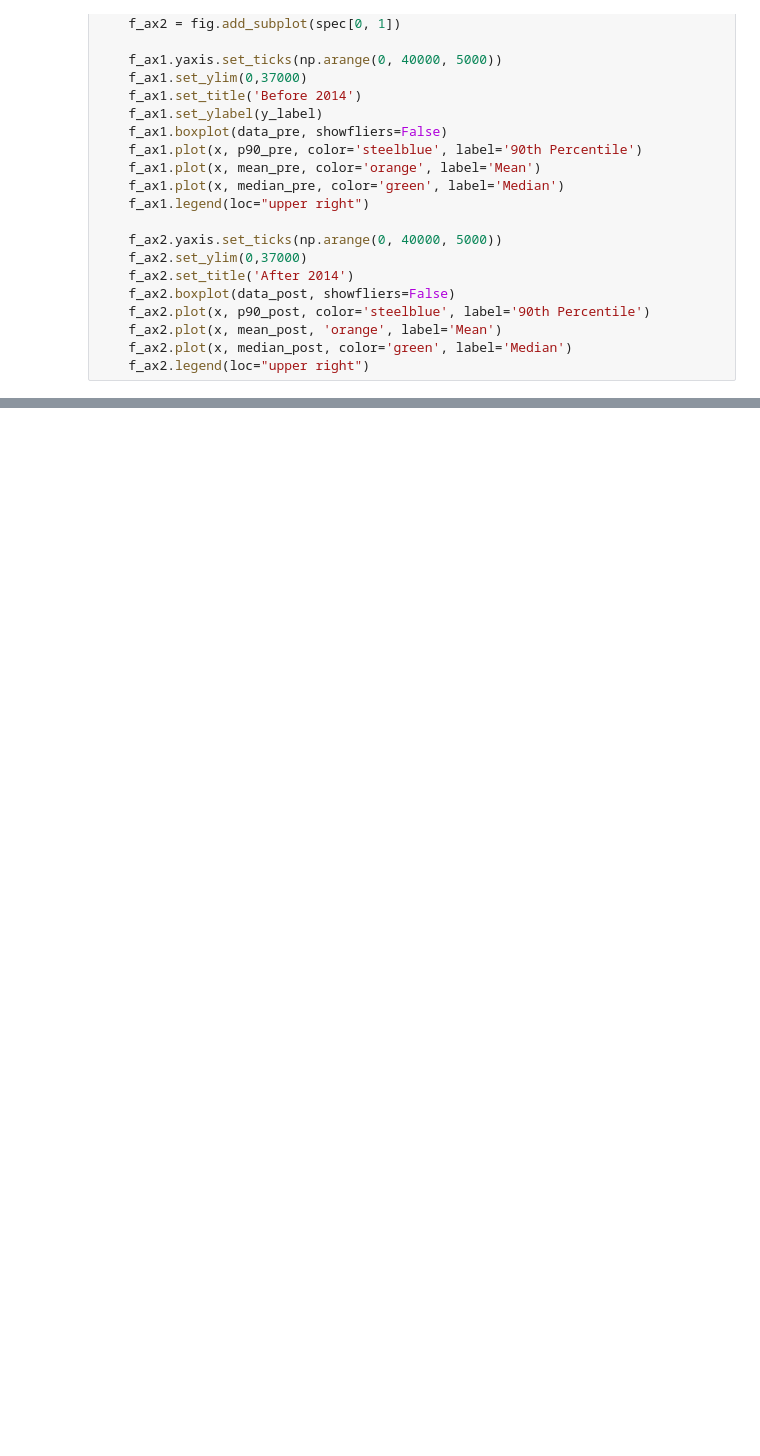
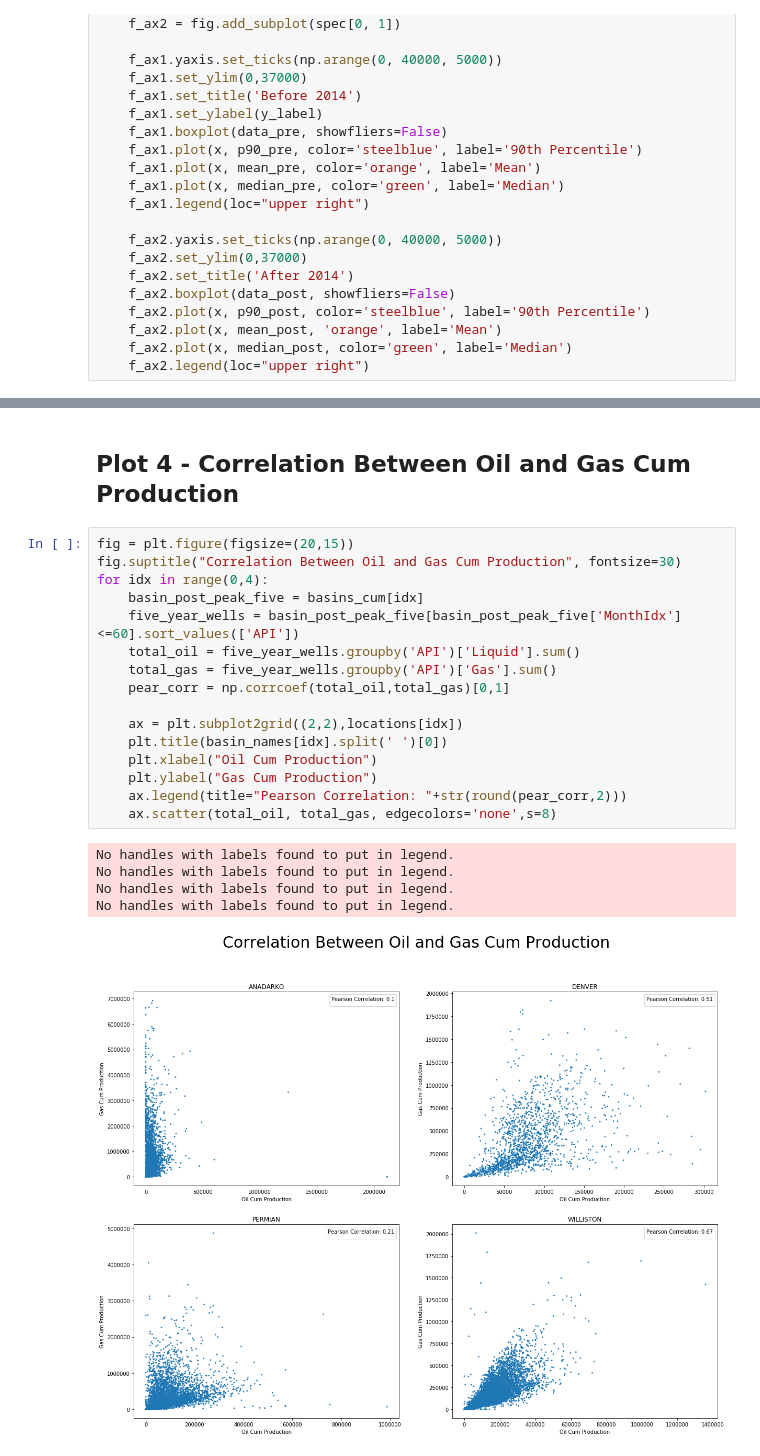
Before and after one commit to mekladious/applied-data-science, a Jupyter notebook: data_stats.ipynb, the cells around one changed output, grey strips where cells are left out. Saved outputs shown, nothing was run; the diff lists cells and outputs as text; blank space fills up the shorter version.

```diff
--- a/data_stats.ipynb
+++ b/data_stats.ipynb
@@ -73,0 +166,24 @@ for basin in basin_names:
+# %% [markdown]
+## Plot 4 - Correlation Between Oil and Gas Cum Production
+# %%
+fig = plt.figure(figsize=(20,15))
+fig.suptitle("Correlation Between Oil and Gas Cum Production", fontsize=30)
+for idx in range(0,4):
+    basin_post_peak_five = basins_cum[idx]
+    five_year_wells = basin_post_peak_five[basin_post_peak_five['MonthIdx']<=60].sort_values(['API'])
+    total_oil = five_year_wells.groupby('API')['Liquid'].sum()
+    total_gas = five_year_wells.groupby('API')['Gas'].sum()
+    pear_corr = np.corrcoef(total_oil,total_gas)[0,1]
+
+    ax = plt.subplot2grid((2,2),locations[idx])
+    plt.title(basin_names[idx].split(' ')[0])
+    plt.xlabel("Oil Cum Production")
+    plt.ylabel("Gas Cum Production")
+    ax.legend(title="Pearson Correlation: "+str(round(pear_corr,2)))
+    ax.scatter(total_oil, total_gas, edgecolors='none',s=8)
+# %% [output]
+No handles with labels found to put in legend.
+No handles with labels found to put in legend.
+No handles with labels found to put in legend.
+No handles with labels found to put in legend.
+[figure, added]
```
Also changed, not shown: parts of 11 cells of this notebook.
